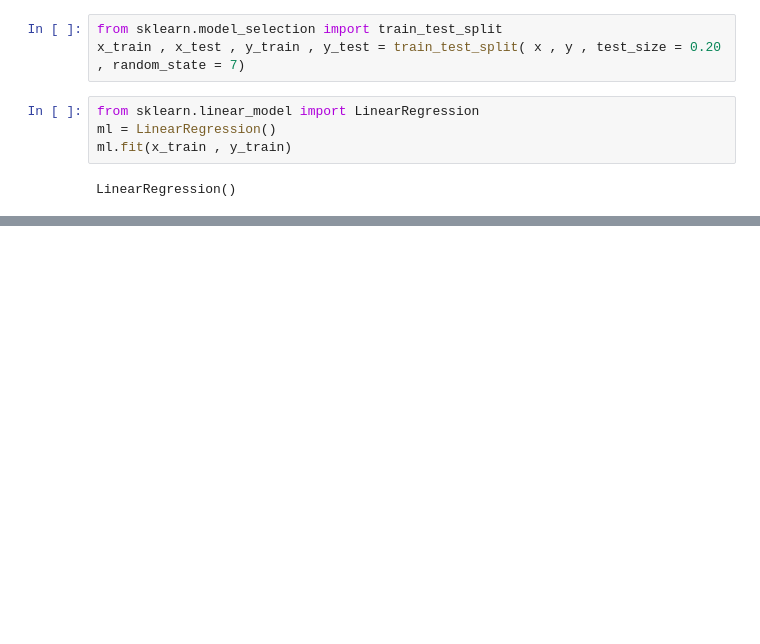
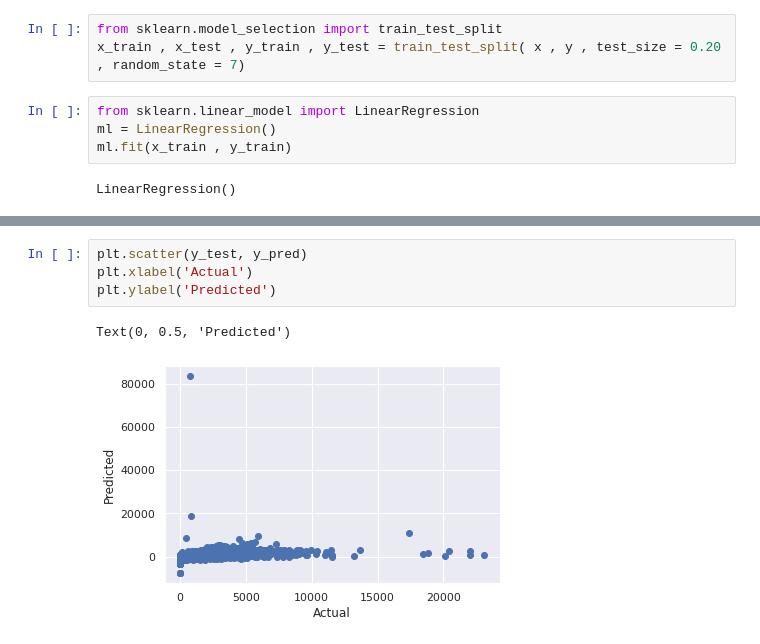
Before and after one commit to haynapasi050505/supervised-machine-learning-regression-NYC-taxi-trip, a Jupyter notebook: Copy_123of_NYC_Taxi_Trip_Time_Prediction_Capstone_Project.ipynb, the cells around one changed output, grey strips where cells are left out. Saved outputs shown, nothing was run; the diff lists cells and outputs as text; blank space fills up the shorter version.

```diff
--- a/Copy_123of_NYC_Taxi_Trip_Time_Prediction_Capstone_Project.ipynb
+++ b/Copy_123of_NYC_Taxi_Trip_Time_Prediction_Capstone_Project.ipynb
@@ -505,3 +529,10 @@ Text(0, 0.5, 'Predicted')
+# %%
+plt.scatter(y_test, y_pred)
+plt.xlabel('Actual')
+plt.ylabel('Predicted')
+# %% [output]
+Text(0, 0.5, 'Predicted')
+[figure, added]
 # %%
 pred_y_df = pd.DataFrame({'Actual value' : y_test , 'Predicted value': y_pred , 'Differance': y_test-y_pred})
 pred_y_df
```
Also changed, not shown: parts of 51 cells of this notebook.
